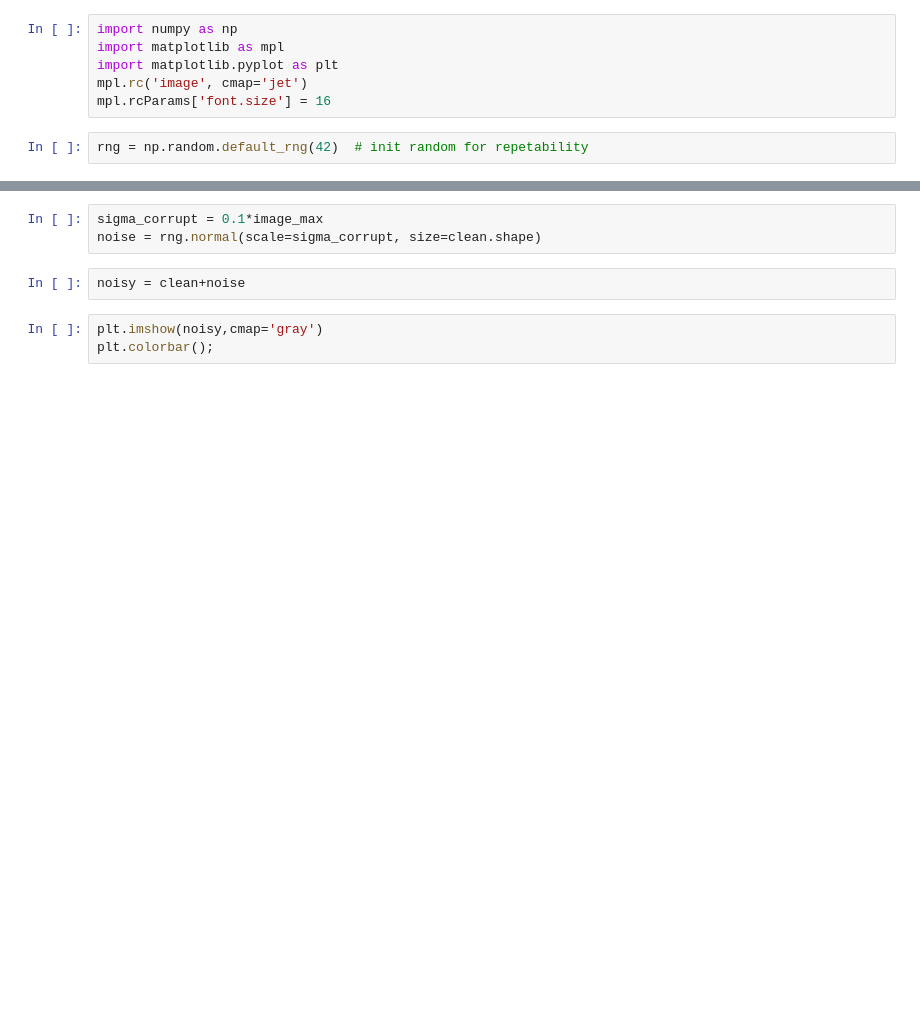
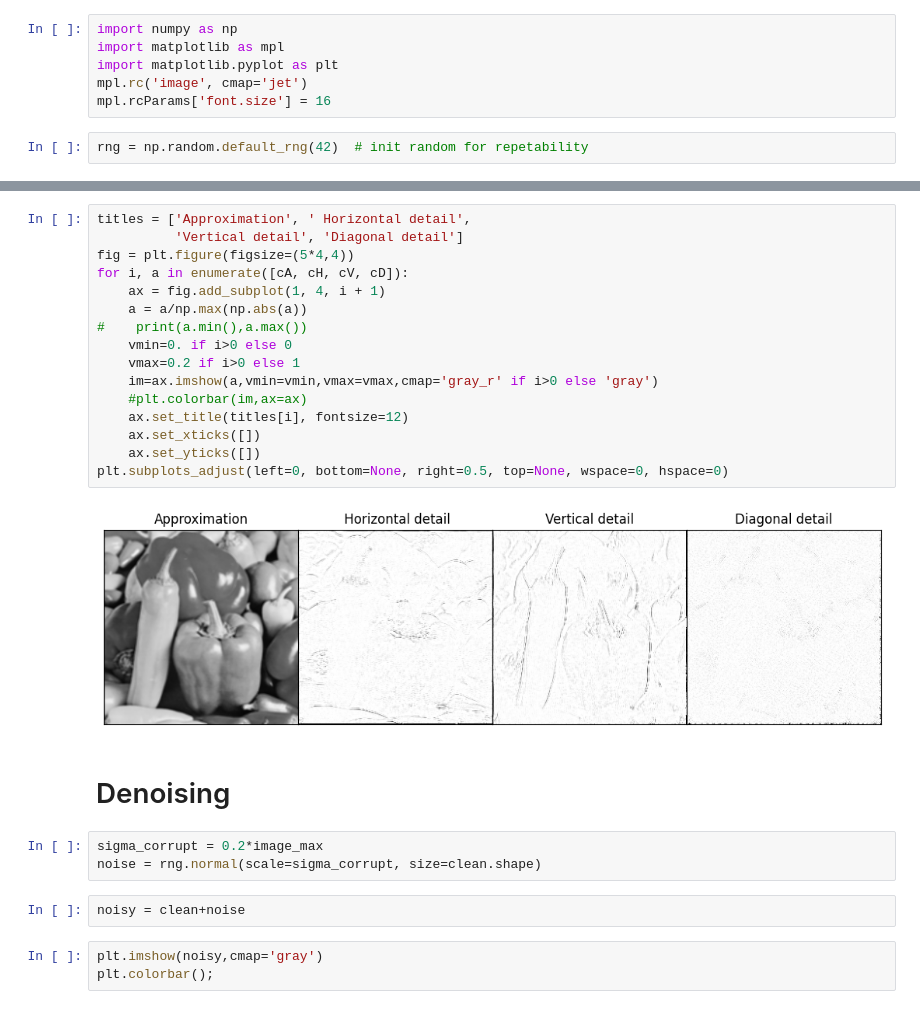
Before and after one commit to saha1972/cours_mallat_cdf, a Jupyter notebook: cours2025/Wavelet_image.ipynb, the cells around one changed output, grey strips where cells are left out. Drawn from its saved outputs; the diff is of its cells as text; blank space fills up the shorter version.

```diff
--- a/cours2025/Wavelet_image.ipynb
+++ b/cours2025/Wavelet_image.ipynb
@@ -44,5 +88,25 @@ plt.colorbar();
+# %%
+titles = ['Approximation', ' Horizontal detail',
+          'Vertical detail', 'Diagonal detail']
+fig = plt.figure(figsize=(5*4,4))
+for i, a in enumerate([cA, cH, cV, cD]):
+    ax = fig.add_subplot(1, 4, i + 1)
+    a = a/np.max(np.abs(a))
+#    print(a.min(),a.max())
+    vmin=0. if i>0 else 0
+    vmax=0.2 if i>0 else 1
+    im=ax.imshow(a,vmin=vmin,vmax=vmax,cmap='gray_r' if i>0 else 'gray')
+    #plt.colorbar(im,ax=ax)
+    ax.set_title(titles[i], fontsize=12)
+    ax.set_xticks([])
+    ax.set_yticks([])
+plt.subplots_adjust(left=0, bottom=None, right=0.5, top=None, wspace=0, hspace=0)
+# %% [output]
+[figure, added]
+# %% [markdown]
+# Denoising
 # %%
-sigma_corrupt = 0.1*image_max
+sigma_corrupt = 0.2*image_max
 noise = rng.normal(scale=sigma_corrupt, size=clean.shape)
 # %%
 noisy = clean+noise
```
Also changed, not shown: parts of 20 cells of this notebook.
